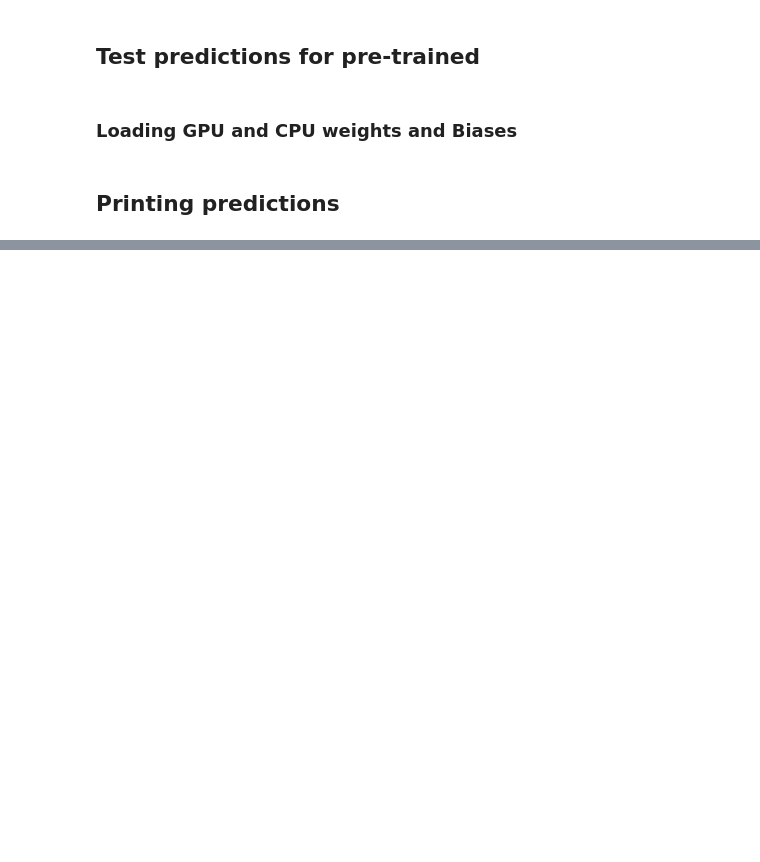
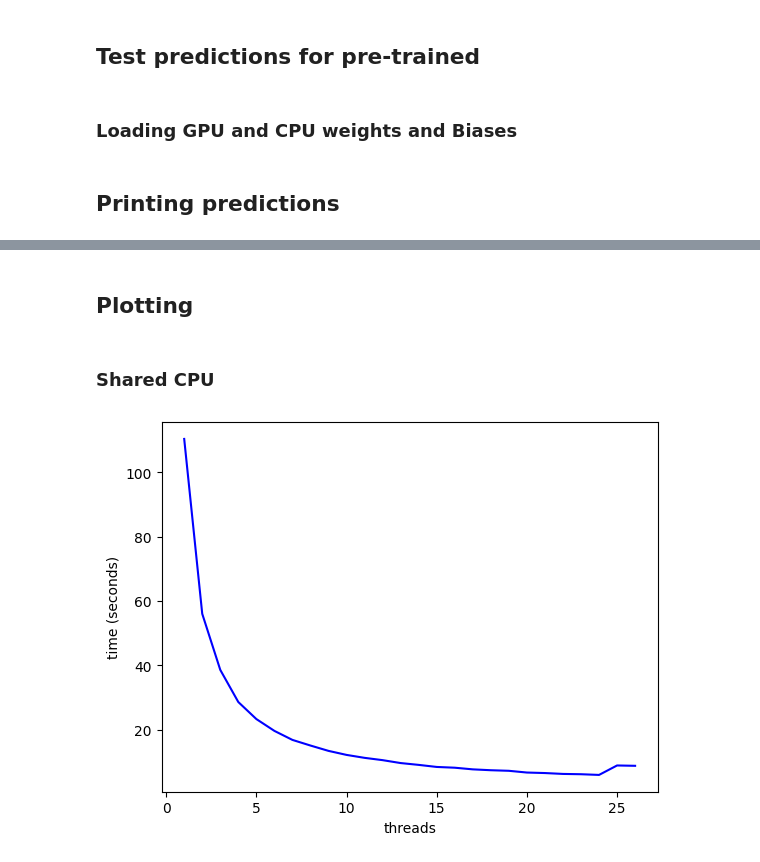
Before and after one commit to Crashprn/DistributedNNTraining, a Jupyter notebook: Loading_MNIST.ipynb, the cells around one changed output, grey strips where cells are left out. Saved outputs shown, nothing was run; the diff lists cells and outputs as text; code cells hidden in the pictures; blank space fills up the shorter version.

Commit message:
Final commenting of code

```diff
--- a/Loading_MNIST.ipynb
+++ b/Loading_MNIST.ipynb
@@ -116,0 +111,16 @@ plt.show()
+# %%
+shared_cpu = np.loadtxt("data/shared_cpu.csv", delimiter=",", comments="#")
+shared_gpu = np.loadtxt("data/shared_gpu.csv", delimiter=",", comments="#")
+dist_cpu   = np.loadtxt("data/dist_cpu.csv",   delimiter=",", comments="#")
+dist_gpu   = np.loadtxt("data/dist_gpu.csv",   delimiter=",", comments="#")
+# %% [markdown]
+## Plotting
+# %% [markdown]
+### Shared CPU
+# %%
+plt.plot(shared_cpu[:,0], shared_cpu[:,1], label="Shared CPU", color='blue')
+plt.xlabel("threads")
+plt.ylabel("time (seconds)")
+plt.show()
+# %% [output]
+[figure, added]
```
Also changed, not shown: parts of 8 cells of this notebook, 13 other files.
